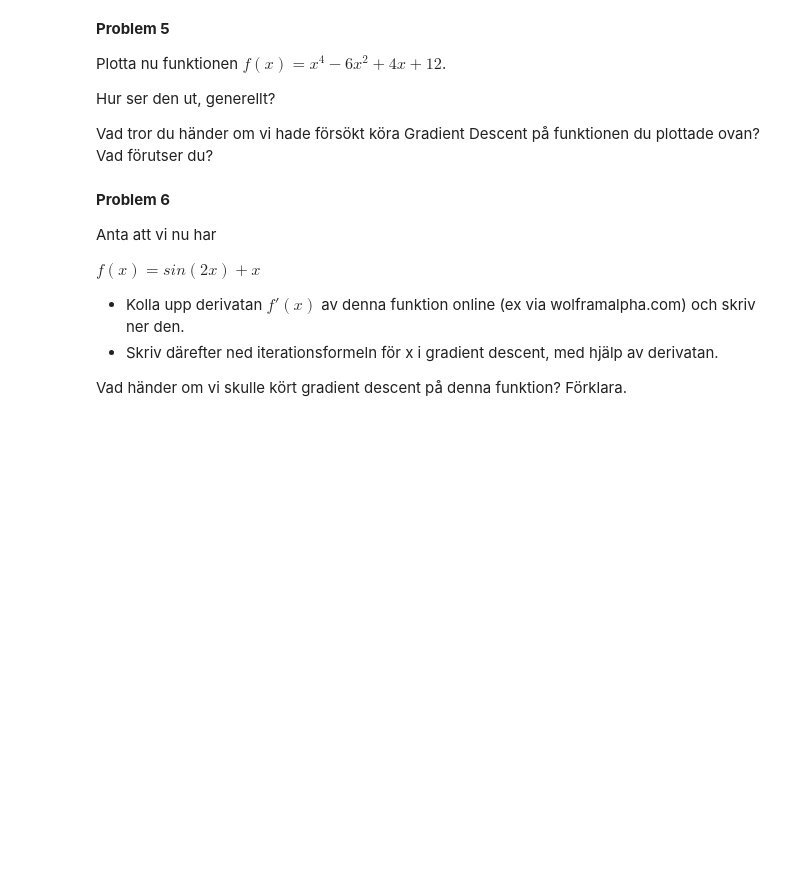
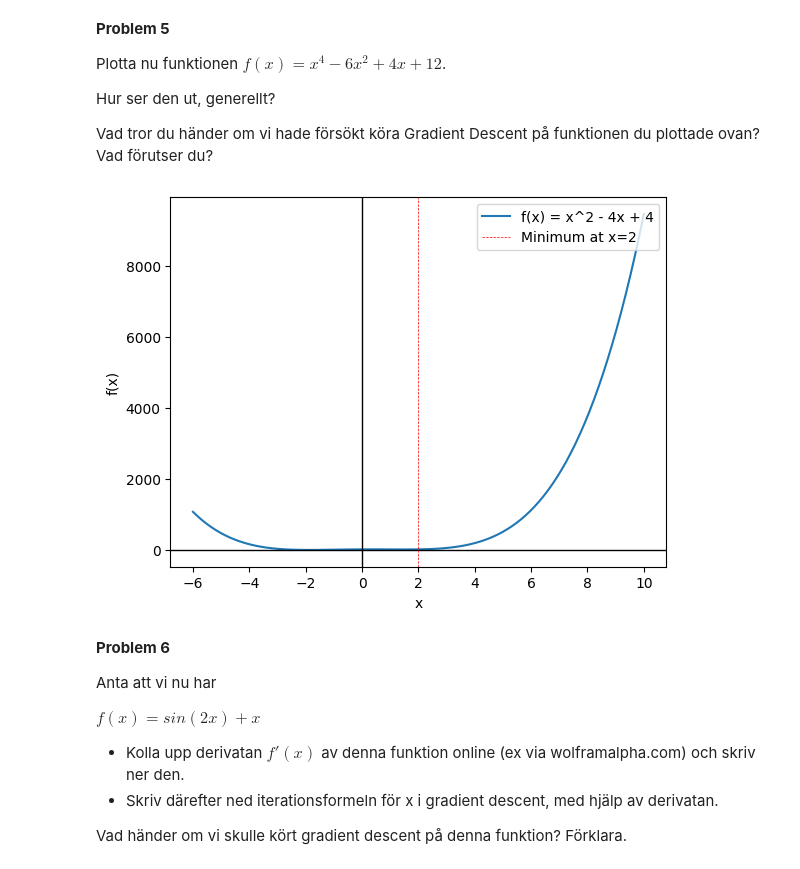
Before and after one commit to FutureGoose/OctaCycleCNN, a Jupyter notebook: exercises/w1/L02_gradient_descent.ipynb, the cells around one changed output. Cells and saved outputs as stored; diff of their text form; code cells hidden in the pictures; blank space fills up the shorter version.

```diff
--- a/exercises/w1/L02_gradient_descent.ipynb
+++ b/exercises/w1/L02_gradient_descent.ipynb
@@ -154,6 +170,27 @@ Plotta nu funktionen $f(x) = x^4 - 6x^2 + 4x + 12$.
 Hur ser den ut, generellt?
 
 Vad tror du händer om vi hade försökt köra Gradient Descent på funktionen du plottade ovan? Vad förutser du?
+# %%
+def f(x):
+    return x**4 - 6*x**2 + 4*x + 12
+def f_derivative(x):
+    return 2*x - 4
+
+# Visualize the function
+x_values = np.linspace(-6, 10, 100)
+y_values = f(x_values)
+
+plt.plot(x_values, y_values, label='f(x) = x^2 - 4x + 4')
+plt.axhline(0, color='black', lw=1)
+plt.axvline(0, color='black', lw=1)
+plt.axvline(2, color='red', lw=0.5, ls='--', label='Minimum at x=2')
+
+plt.xlabel('x')
+plt.ylabel('f(x)')
+plt.legend(loc='upper right')
+plt.show()
+# %% [output]
+[figure, added]
 # %% [markdown]
 **Problem 6**
 
```
Also changed, not shown: parts of 5 cells of this notebook.
